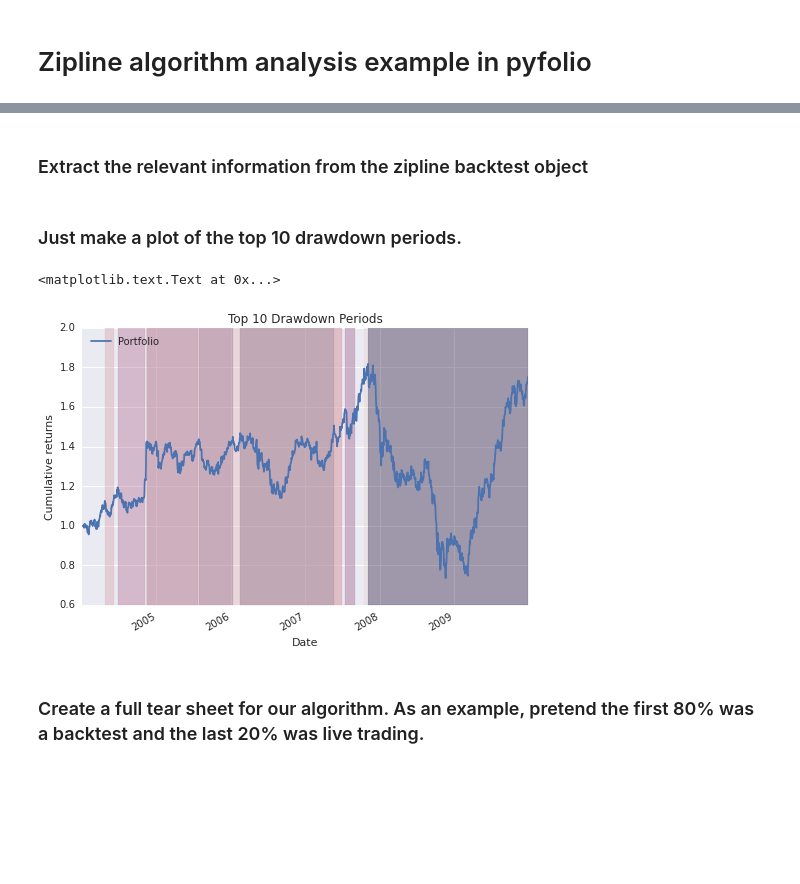
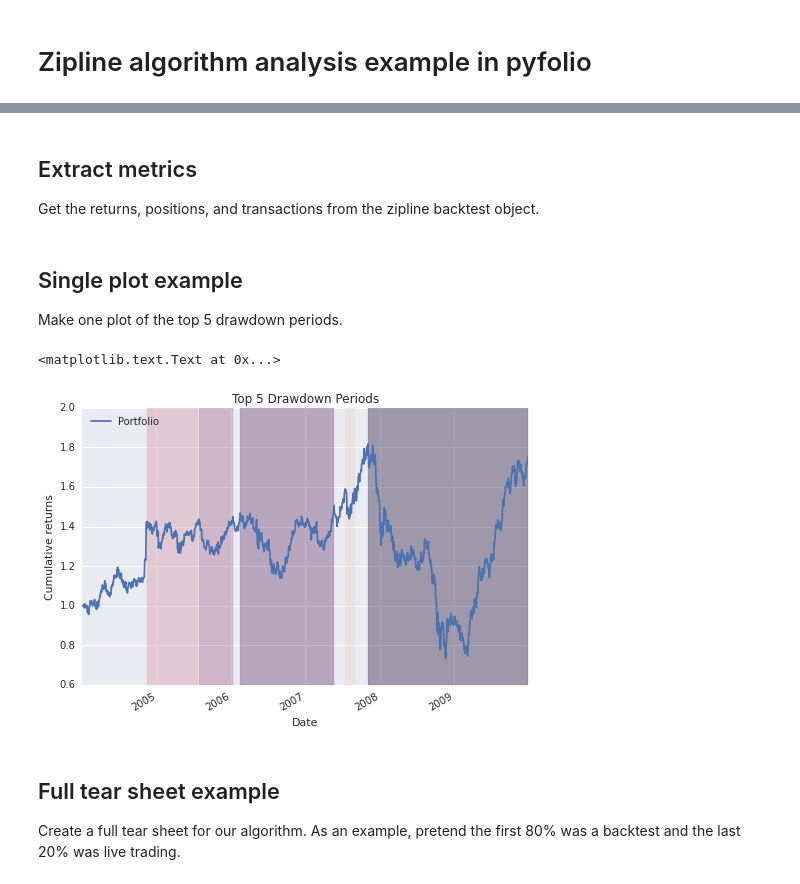
Before and after one commit to quantopian/pyfolio, a Jupyter notebook: notebooks/zipline_algo_example.ipynb, the cells around one changed output, grey strips where cells are left out. Drawn from its saved outputs; the diff is of its cells as text; code cells hidden in the pictures; blank space fills up the shorter version.

```diff
--- a/notebooks/zipline_algo_example.ipynb
+++ b/notebooks/zipline_algo_example.ipynb
@@ -193,16 +195,19 @@ MMM
 # %% [markdown]
-### Extract the relevant information from the zipline backtest object
+## Extract metrics
+Get the returns, positions, and transactions from the zipline backtest object.
 # %%
 returns, positions, transactions, gross_lev = pf.utils.extract_rets_pos_txn_from_zipline(backtest)
 # %% [markdown]
-### Just make a plot of the top 10 drawdown periods.
+## Single plot example
+Make one plot of the top 5 drawdown periods.
 # %%
-pf.plot_drawdown_periods(returns).set_xlabel('Date')
+pf.plot_drawdown_periods(returns, top=5).set_xlabel('Date')
 # %% [output]
 <matplotlib.text.Text at 0x...>
-[figure, old version]
+[figure, new version]
 # %% [markdown]
-### Create a full tear sheet for our algorithm. As an example, pretend the first 80% was a backtest and the last 20% was live trading.
+## Full tear sheet example
+Create a full tear sheet for our algorithm. As an example, pretend the first 80% was a backtest and the last 20% was live trading.
 # %%
 pf.create_full_tear_sheet(returns,
                           positions=positions,
```
Also changed, not shown: parts of 5 cells of this notebook, 7 other files.
